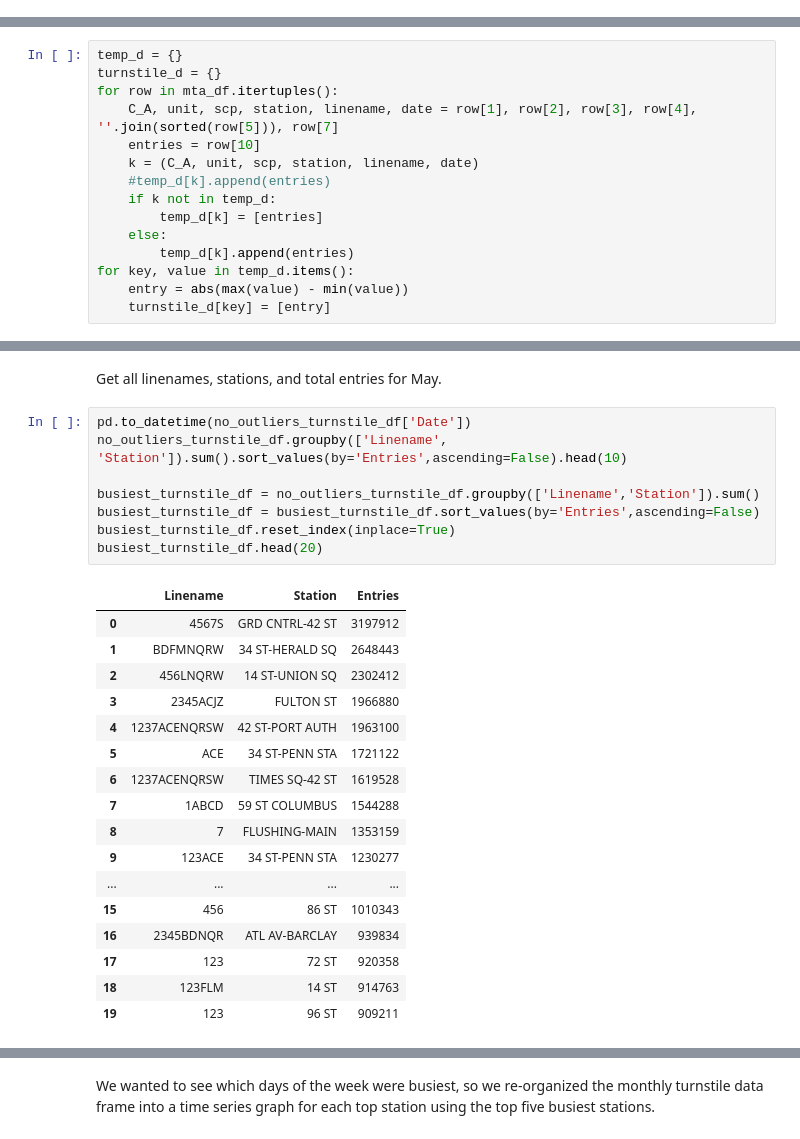
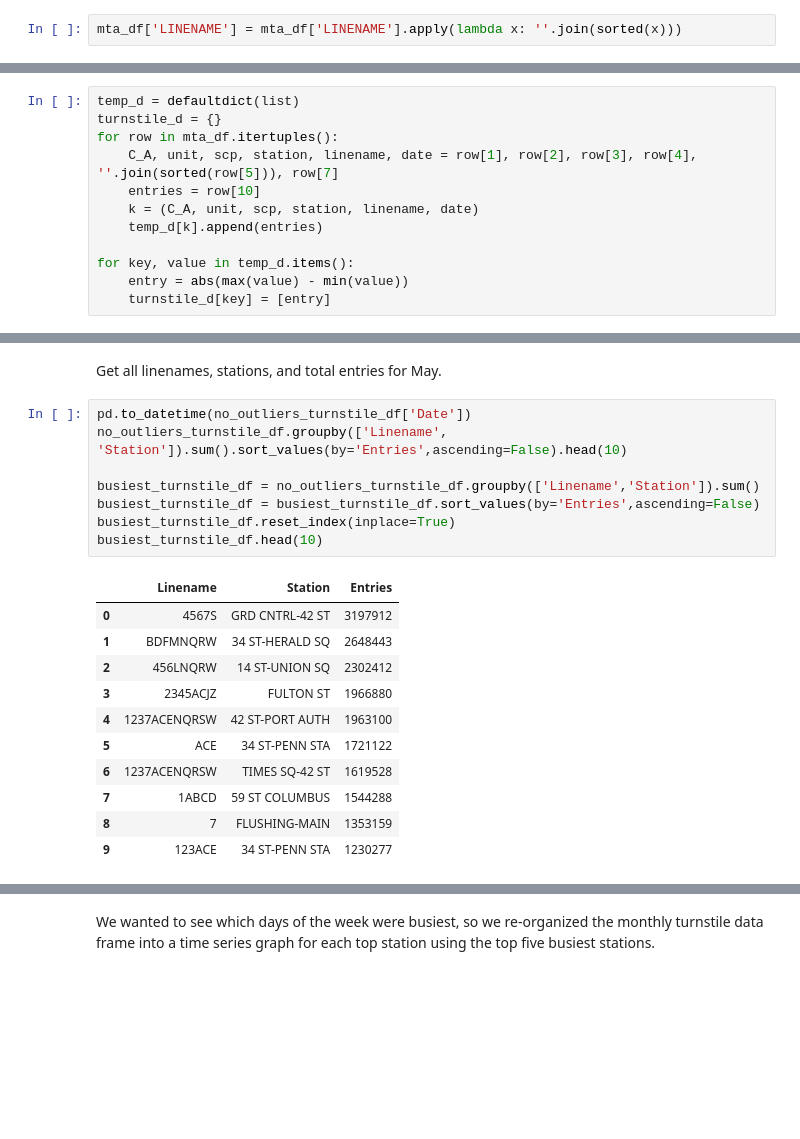
Before and after one commit to zuzhaoye/MTA_Data_Analysis, a Jupyter notebook: Project_Benson.ipynb, the cells around one changed output, grey strips where cells are left out. Cells and saved outputs as stored; diff of their text form; blank space fills up the shorter version.

```diff
--- a/Project_Benson.ipynb
+++ b/Project_Benson.ipynb
@@ -39 +42,3 @@ mta_df.head(10)
+# %%
+mta_df['LINENAME'] = mta_df['LINENAME'].apply(lambda x: ''.join(sorted(x)))
 # %% [markdown]
@@ -41,15 +46,12 @@ For each turnstile, store the total entries over 24 hours. A problem we saw in s
 # %%
-temp_d = {}
+temp_d = defaultdict(list)
 turnstile_d = {}
 for row in mta_df.itertuples():
     C_A, unit, scp, station, linename, date = row[1], row[2], row[3], row[4], ''.join(sorted(row[5])), row[7]
     entries = row[10]
     k = (C_A, unit, scp, station, linename, date)
-    #temp_d[k].append(entries)
-    if k not in temp_d:
-        temp_d[k] = [entries]
-    else:
-        temp_d[k].append(entries)
+    temp_d[k].append(entries)
+
 for key, value in temp_d.items():
     entry = abs(max(value) - min(value))
     turnstile_d[key] = [entry]
@@ -105,29 +107,23 @@ Get all linenames, stations, and total entries for May.
 # %%
 pd.to_datetime(no_outliers_turnstile_df['Date'])
 no_outliers_turnstile_df.groupby(['Linename', 'Station']).sum().sort_values(by='Entries',ascending=False).head(10)
 
 busiest_turnstile_df = no_outliers_turnstile_df.groupby(['Linename','Station']).sum()
 busiest_turnstile_df = busiest_turnstile_df.sort_values(by='Entries',ascending=False)
 busiest_turnstile_df.reset_index(inplace=True)
-busiest_turnstile_df.head(20)
+busiest_turnstile_df.head(10)
 # %% [output]
 |  | Linename | Station | Entries |
 | 0 | 4567S | GRD CNTRL-42 ST | 3197912 |
 | 1 | BDFMNQRW | 34 ST-HERALD SQ | 2648443 |
 | 2 | 456LNQRW | 14 ST-UNION SQ | 2302412 |
 | 3 | 2345ACJZ | FULTON ST | 1966880 |
 | 4 | 1237ACENQRSW | 42 ST-PORT AUTH | 1963100 |
 | 5 | ACE | 34 ST-PENN STA | 1721122 |
 | 6 | 1237ACENQRSW | TIMES SQ-42 ST | 1619528 |
 | 7 | 1ABCD | 59 ST COLUMBUS | 1544288 |
 | 8 | 7 | FLUSHING-MAIN | 1353159 |
 | 9 | 123ACE | 34 ST-PENN STA | 1230277 |
-| ... | ... | ... | ... |
-| 15 | 456 | 86 ST | 1010343 |
-| 16 | 2345BDNQR | ATL AV-BARCLAY | 939834 |
-| 17 | 123 | 72 ST | 920358 |
-| 18 | 123FLM | 14 ST | 914763 |
-| 19 | 123 | 96 ST | 909211 |
 # %%
 plt.figure(figsize=(14,8))
 sb.barplot(busiest_turnstile_df['Linename'][:10] + '\n' + busiest_turnstile_df['Station'][:10], busiest_turnstile_df['Entries'][:10])
```
Also changed, not shown: parts of 6 cells of this notebook.
